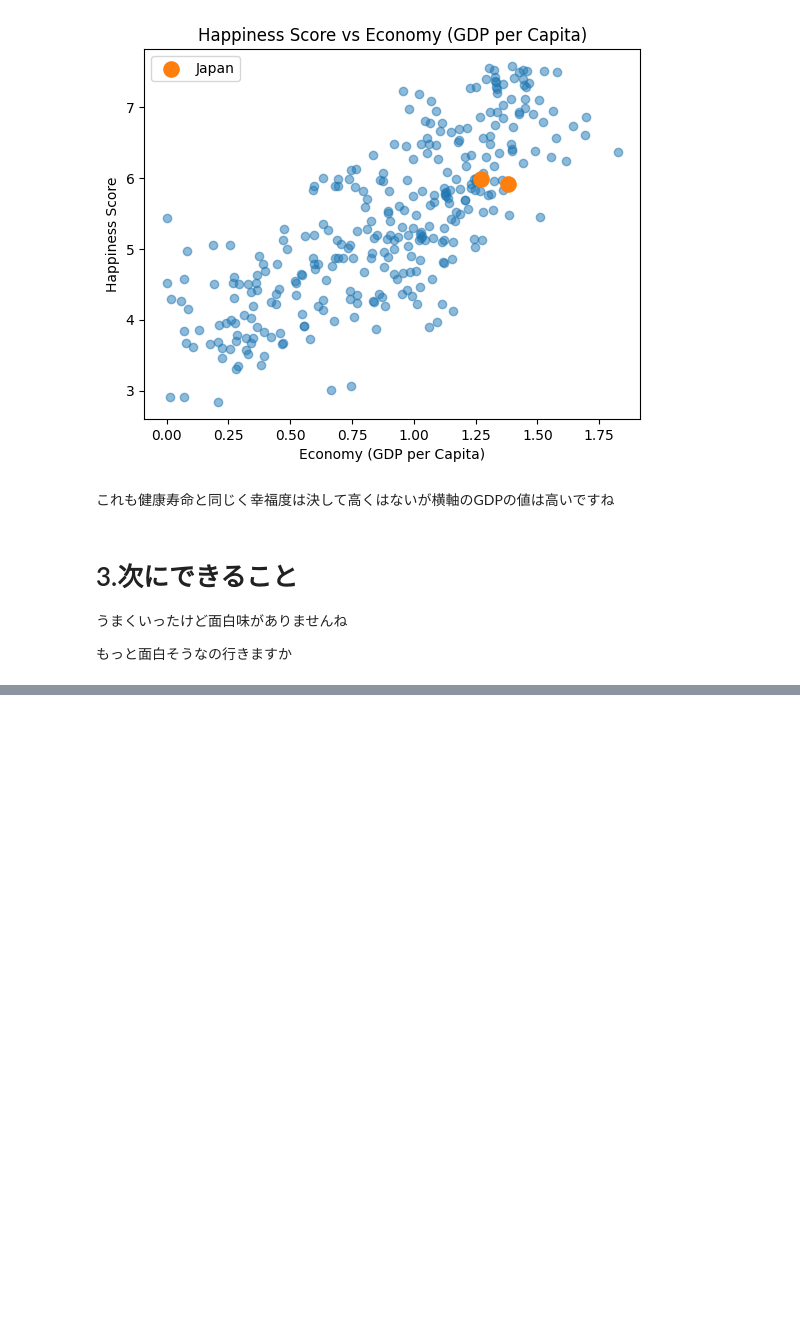
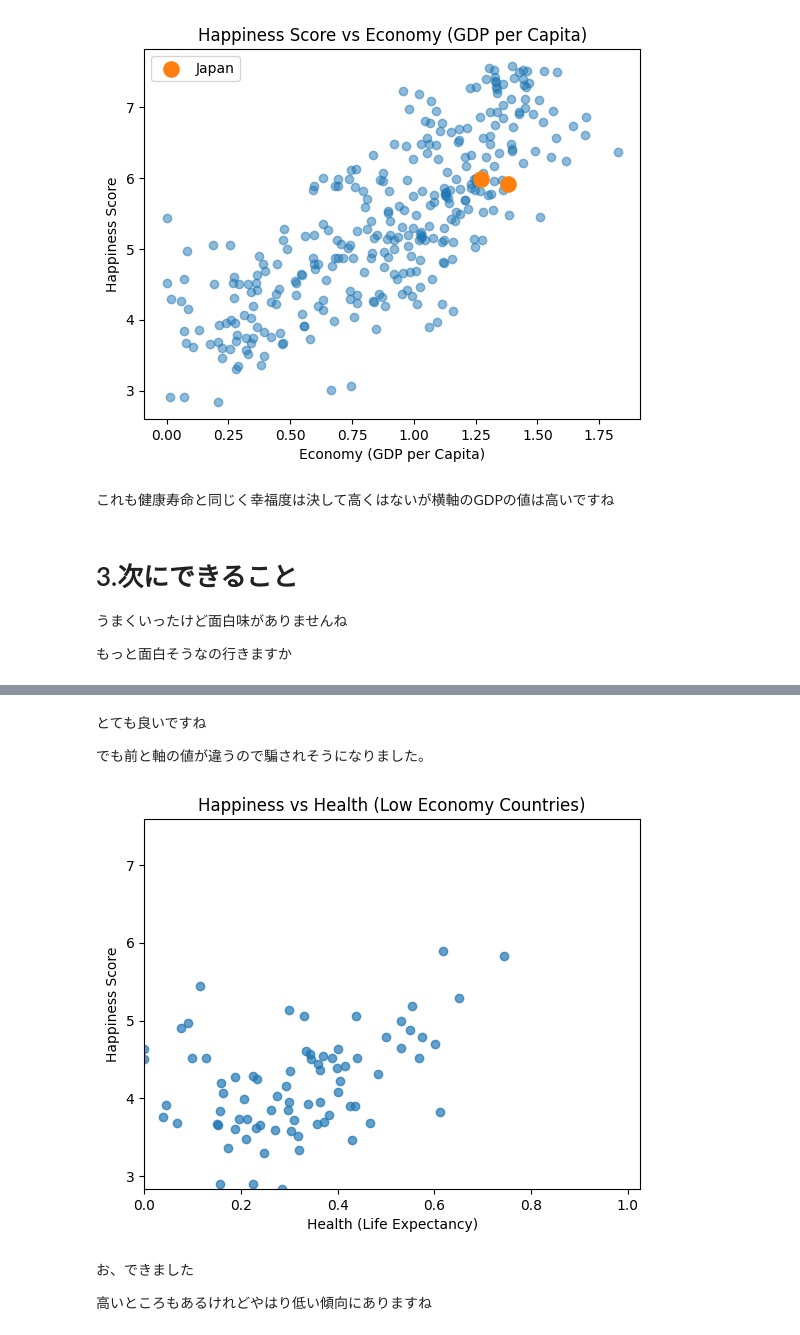
Before and after one commit to Tomoki250940/me, a Jupyter notebook: week14/Happiness_Report_𠮷田朋生.ipynb, the cells around one changed output, grey strips where cells are left out. Saved outputs shown, nothing was run; the diff lists cells and outputs as text; code cells hidden in the pictures; blank space fills up the shorter version.

```diff
--- a/week14/Happiness_Report_𠮷田朋生.ipynb
+++ b/week14/Happiness_Report_𠮷田朋生.ipynb
@@ -262,0 +283,36 @@ plt.show()
+# %% [markdown]
+とても良いですね
+
+でも前と軸の値が違うので騙されそうになりました。
+# %%
+df = df[[
+    "Happiness Score",
+    "Health (Life Expectancy)",
+    "Economy (GDP per Capita)"
+]].dropna()
+
+x_min, x_max = df["Health (Life Expectancy)"].min(), df["Health (Life Expectancy)"].max()
+y_min, y_max = df["Happiness Score"].min(), df["Happiness Score"].max()
+
+threshold = df["Economy (GDP per Capita)"].quantile(0.25)
+low_economy = df[df["Economy (GDP per Capita)"] <= threshold]
+
+plt.scatter(
+    low_economy["Health (Life Expectancy)"],
+    low_economy["Happiness Score"],
+    alpha=0.7
+)
+
+plt.xlim(x_min, x_max)
+plt.ylim(y_min, y_max)
+
+plt.xlabel("Health (Life Expectancy)")
+plt.ylabel("Happiness Score")
+plt.title("Happiness vs Health (Low Economy Countries)")
+plt.show()
+# %% [output]
+[figure, added]
+# %% [markdown]
+お、できました
+
+高いところもあるけれどやはり低い傾向にありますね
```
Also changed, not shown: parts of 2 cells of this notebook.
